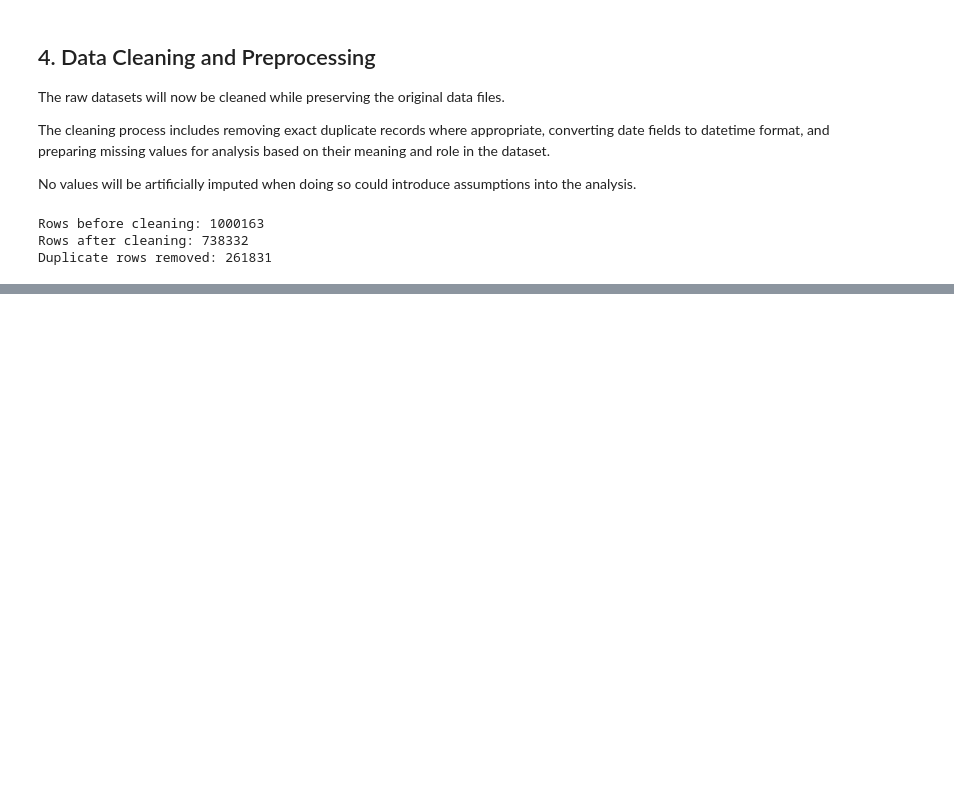
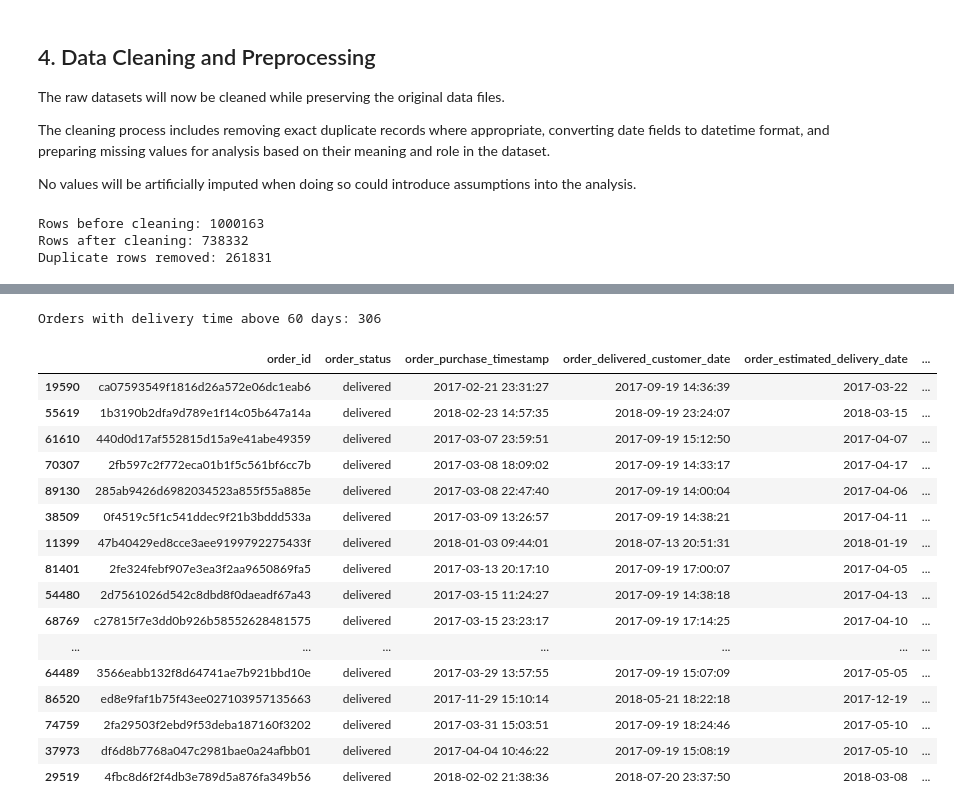
Before and after one commit to kartikeysharma2645/Real-World-Dataset-Analysis, a Jupyter notebook: notebook/real_world_dataset_analysis.ipynb, the cells around one changed output, grey strips where cells are left out. Saved outputs shown, nothing was run; the diff lists cells and outputs as text; code cells hidden in the pictures; blank space fills up the shorter version.

```diff
--- a/notebook/real_world_dataset_analysis.ipynb
+++ b/notebook/real_world_dataset_analysis.ipynb
@@ -590,0 +623,8 @@ order_reviews_clean[review_date_columns] = order_reviews_clean[
+# %%
+# Calculate the delivery time in days for each order
+orders_clean["delivery_time_days"] = (
+    orders_clean["order_delivered_customer_date"]
+    - orders_clean["order_purchase_timestamp"]
+).dt.total_seconds() / (24 * 60 * 60)
+
+orders_clean["delivery_time_days"].describe()
@@ -590,0 +641,42 @@ order_reviews_clean[review_date_columns] = order_reviews_clean[
+# %%
+# Identify orders with delivery time above 60 days
+extreme_delivery = orders_clean[
+    orders_clean["delivery_time_days"] > 60
+].sort_values(
+    "delivery_time_days",
+    ascending=False
+)
+
+print(f"Orders with delivery time above 60 days: {len(extreme_delivery)}")
+
+display(
+    extreme_delivery[
+        [
+            "order_id",
+            "order_status",
+            "order_purchase_timestamp",
+            "order_delivered_customer_date",
+            "order_estimated_delivery_date",
+            "delivery_time_days"
+        ]
+    ].head(20)
+)
+# %% [output]
+Orders with delivery time above 60 days: 306
+|  | order_id | order_status | order_purchase_timestamp | order_delivered_customer_date | order_estimated_delivery_date | ... |
+| 19590 | ca07593549f1816d26a572e06dc1eab6 | delivered | 2017-02-21 23:31:27 | 2017-09-19 14:36:39 | 2017-03-22 | ... |
+| 55619 | 1b3190b2dfa9d789e1f14c05b647a14a | delivered | 2018-02-23 14:57:35 | 2018-09-19 23:24:07 | 2018-03-15 | ... |
+| 61610 | 440d0d17af552815d15a9e41abe49359 | delivered | 2017-03-07 23:59:51 | 2017-09-19 15:12:50 | 2017-04-07 | ... |
+| 70307 | 2fb597c2f772eca01b1f5c561bf6cc7b | delivered | 2017-03-08 18:09:02 | 2017-09-19 14:33:17 | 2017-04-17 | ... |
+| 89130 | 285ab9426d6982034523a855f55a885e | delivered | 2017-03-08 22:47:40 | 2017-09-19 14:00:04 | 2017-04-06 | ... |
+| 38509 | 0f4519c5f1c541ddec9f21b3bddd533a | delivered | 2017-03-09 13:26:57 | 2017-09-19 14:38:21 | 2017-04-11 | ... |
+| 11399 | 47b40429ed8cce3aee9199792275433f | delivered | 2018-01-03 09:44:01 | 2018-07-13 20:51:31 | 2018-01-19 | ... |
+| 81401 | 2fe324febf907e3ea3f2aa9650869fa5 | delivered | 2017-03-13 20:17:10 | 2017-09-19 17:00:07 | 2017-04-05 | ... |
+| 54480 | 2d7561026d542c8dbd8f0daeadf67a43 | delivered | 2017-03-15 11:24:27 | 2017-09-19 14:38:18 | 2017-04-13 | ... |
+| 68769 | c27815f7e3dd0b926b58552628481575 | delivered | 2017-03-15 23:23:17 | 2017-09-19 17:14:25 | 2017-04-10 | ... |
+| ... | ... | ... | ... | ... | ... | ... |
+| 64489 | 3566eabb132f8d64741ae7b921bbd10e | delivered | 2017-03-29 13:57:55 | 2017-09-19 15:07:09 | 2017-05-05 | ... |
+| 86520 | ed8e9faf1b75f43ee027103957135663 | delivered | 2017-11-29 15:10:14 | 2018-05-21 18:22:18 | 2017-12-19 | ... |
+| 74759 | 2fa29503f2ebd9f53deba187160f3202 | delivered | 2017-03-31 15:03:51 | 2017-09-19 18:24:46 | 2017-05-10 | ... |
+| 37973 | df6d8b7768a047c2981bae0a24afbb01 | delivered | 2017-04-04 10:46:22 | 2017-09-19 15:08:19 | 2017-05-10 | ... |
+| 29519 | 4fbc8d6f2f4db3e789d5a876fa349b56 | delivered | 2018-02-02 21:38:36 | 2018-07-20 23:37:50 | 2018-03-08 | ... |
```
Also changed, not shown: parts of 15 cells of this notebook.
